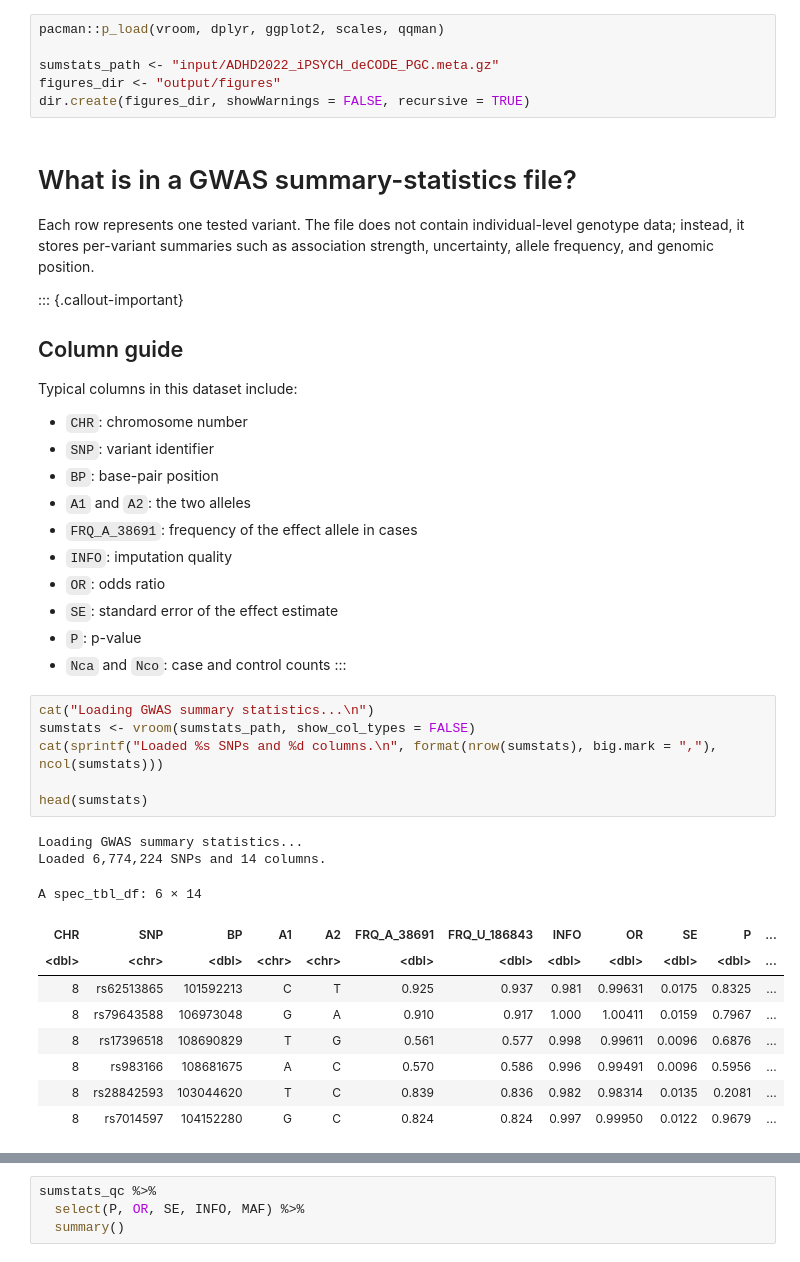
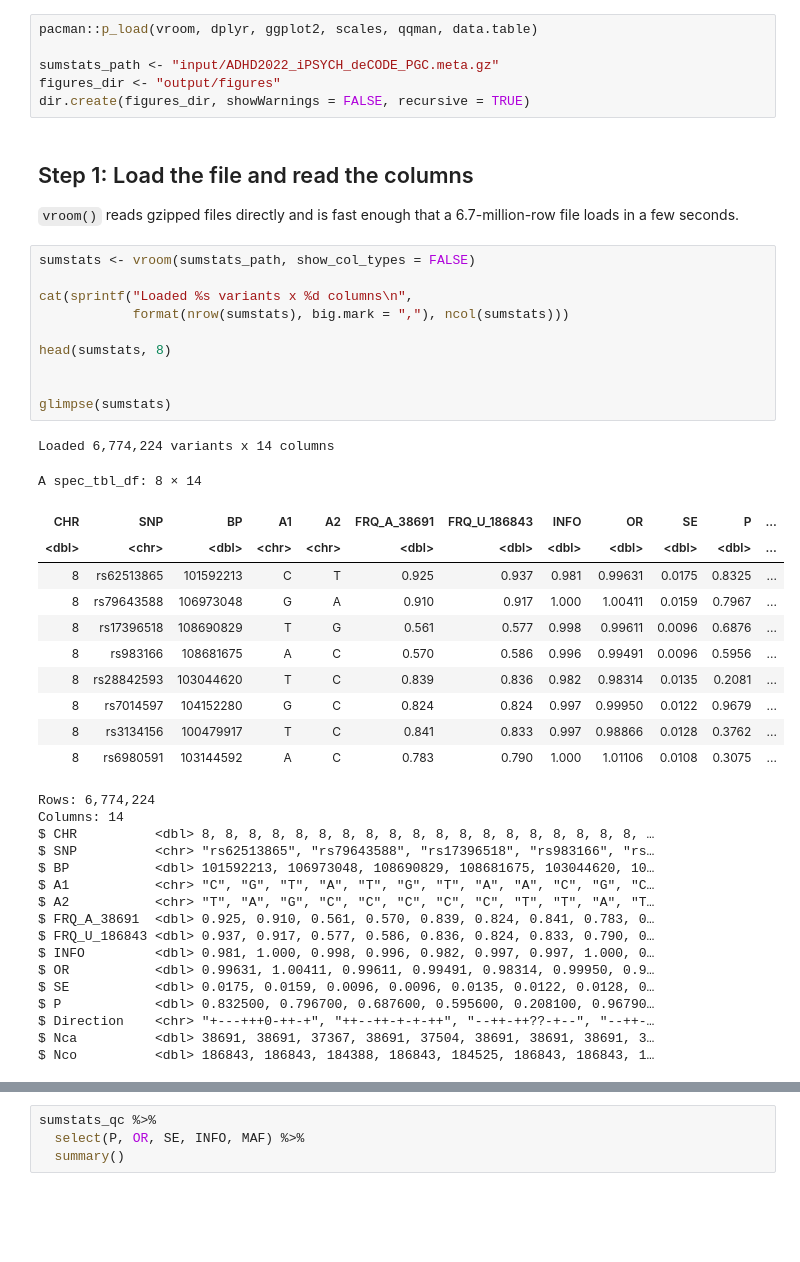
Before and after one commit to SamueleSoraggi/post-gwas-analysis_course, a Jupyter notebook: Notebooks/00_explore_gwas_sumstats.ipynb, the cells around one changed output, grey strips where cells are left out. Drawn from its saved outputs; the diff is of its cells as text; blank space fills up the shorter version.

```diff
--- a/Notebooks/00_explore_gwas_sumstats.ipynb
+++ b/Notebooks/00_explore_gwas_sumstats.ipynb
@@ -36,45 +57,51 @@ Use these questions to frame the analysis before you start:
 4. Why can a very large GWAS show some QQ-plot inflation even when the analysis is not obviously flawed?
 :::
 # %%
-pacman::p_load(vroom, dplyr, ggplot2, scales, qqman)
+pacman::p_load(vroom, dplyr, ggplot2, scales, qqman, data.table)
 
 sumstats_path <- "input/ADHD2022_iPSYCH_deCODE_PGC.meta.gz"
 figures_dir <- "output/figures"
 dir.create(figures_dir, showWarnings = FALSE, recursive = TRUE)
-# %% [markdown]
-# What is in a GWAS summary-statistics file?
-
-Each row represents one tested variant. The file does not contain individual-level genotype data; instead, it stores per-variant summaries such as association strength, uncertainty, allele frequency, and genomic position.
-
-::: {.callout-important}
-## Column guide
-Typical columns in this dataset include:
-- `CHR`: chromosome number
-- `SNP`: variant identifier
-- `BP`: base-pair position
-- `A1` and `A2`: the two alleles
-- `FRQ_A_38691`: frequency of the effect allele in cases
-- `INFO`: imputation quality
-- `OR`: odds ratio
-- `SE`: standard error of the effect estimate
-- `P`: p-value
-- `Nca` and `Nco`: case and control counts
-:::
+# %% [markdown]
+## Step 1: Load the file and read the columns
+
+`vroom()` reads gzipped files directly and is fast enough that a 6.7-million-row file loads in a few seconds.
 # %%
-cat("Loading GWAS summary statistics...\n")
 sumstats <- vroom(sumstats_path, show_col_types = FALSE)
-cat(sprintf("Loaded %s SNPs and %d columns.\n", format(nrow(sumstats), big.mark = ","), ncol(sumstats)))
 
-head(sumstats)
+cat(sprintf("Loaded %s variants x %d columns\n",
+            format(nrow(sumstats), big.mark = ","), ncol(sumstats)))
+
+head(sumstats, 8)
+
+
+glimpse(sumstats)
 # %% [output]
-Loading GWAS summary statistics...
-Loaded 6,774,224 SNPs and 14 columns.
+Loaded 6,774,224 variants x 14 columns
-A spec_tbl_df: 6 × 14
+A spec_tbl_df: 8 × 14
 | CHR | SNP | BP | A1 | A2 | FRQ_A_38691 | FRQ_U_186843 | INFO | OR | SE | P | ... |
 | <dbl> | <chr> | <dbl> | <chr> | <chr> | <dbl> | <dbl> | <dbl> | <dbl> | <dbl> | <dbl> | ... |
 | 8 | rs62513865 | 101592213 | C | T | 0.925 | 0.937 | 0.981 | 0.99631 | 0.0175 | 0.8325 | ... |
 | 8 | rs79643588 | 106973048 | G | A | 0.910 | 0.917 | 1.000 | 1.00411 | 0.0159 | 0.7967 | ... |
 | 8 | rs17396518 | 108690829 | T | G | 0.561 | 0.577 | 0.998 | 0.99611 | 0.0096 | 0.6876 | ... |
 | 8 | rs983166 | 108681675 | A | C | 0.570 | 0.586 | 0.996 | 0.99491 | 0.0096 | 0.5956 | ... |
 | 8 | rs28842593 | 103044620 | T | C | 0.839 | 0.836 | 0.982 | 0.98314 | 0.0135 | 0.2081 | ... |
 | 8 | rs7014597 | 104152280 | G | C | 0.824 | 0.824 | 0.997 | 0.99950 | 0.0122 | 0.9679 | ... |
+| 8 | rs3134156 | 100479917 | T | C | 0.841 | 0.833 | 0.997 | 0.98866 | 0.0128 | 0.3762 | ... |
+| 8 | rs6980591 | 103144592 | A | C | 0.783 | 0.790 | 1.000 | 1.01106 | 0.0108 | 0.3075 | ... |
+Rows: 6,774,224
+Columns: 14
+$ CHR          <dbl> 8, 8, 8, 8, 8, 8, 8, 8, 8, 8, 8, 8, 8, 8, 8, 8, 8, 8, 8, …
+$ SNP          <chr> "rs62513865", "rs79643588", "rs17396518", "rs983166", "rs…
+$ BP           <dbl> 101592213, 106973048, 108690829, 108681675, 103044620, 10…
+$ A1           <chr> "C", "G", "T", "A", "T", "G", "T", "A", "A", "C", "G", "C…
+$ A2           <chr> "T", "A", "G", "C", "C", "C", "C", "C", "T", "T", "A", "T…
+$ FRQ_A_38691  <dbl> 0.925, 0.910, 0.561, 0.570, 0.839, 0.824, 0.841, 0.783, 0…
+$ FRQ_U_186843 <dbl> 0.937, 0.917, 0.577, 0.586, 0.836, 0.824, 0.833, 0.790, 0…
+$ INFO         <dbl> 0.981, 1.000, 0.998, 0.996, 0.982, 0.997, 0.997, 1.000, 0…
+$ OR           <dbl> 0.99631, 1.00411, 0.99611, 0.99491, 0.98314, 0.99950, 0.9…
+$ SE           <dbl> 0.0175, 0.0159, 0.0096, 0.0096, 0.0135, 0.0122, 0.0128, 0…
+$ P            <dbl> 0.832500, 0.796700, 0.687600, 0.595600, 0.208100, 0.96790…
+$ Direction    <chr> "+---+++0-++-+", "++--++-+-+-++", "--++-++??-+--", "--++-…
+$ Nca          <dbl> 38691, 38691, 37367, 38691, 37504, 38691, 38691, 38691, 3…
+$ Nco          <dbl> 186843, 186843, 184388, 186843, 184525, 186843, 186843, 1…
```
Also changed, not shown: parts of 54 cells of this notebook, 7 other files.
